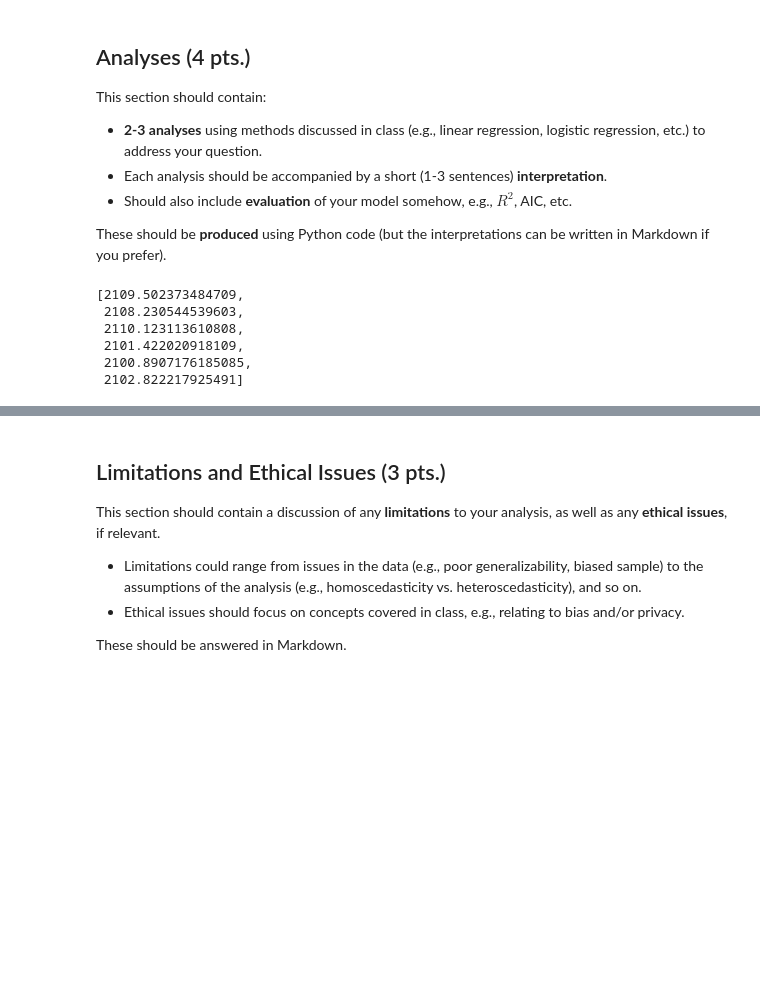
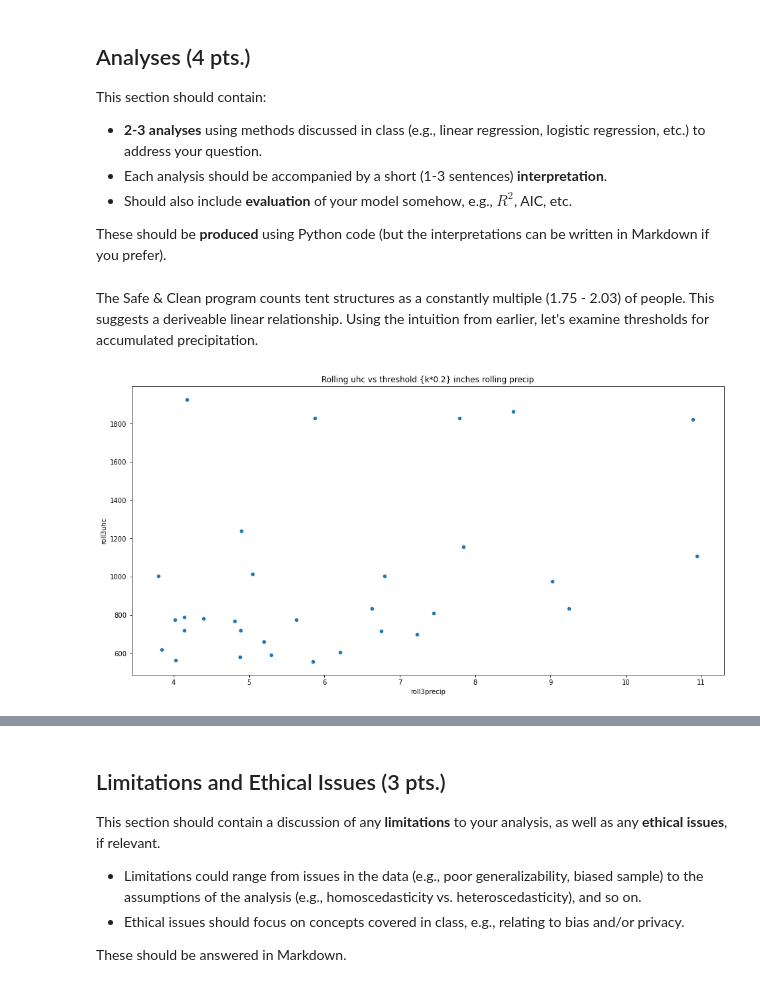
Before and after one commit to phentos/does-rain-increase-unsheltered-homelessness, a Jupyter notebook: fp-template.ipynb, the cells around one changed output, grey strips where cells are left out. Saved outputs shown, nothing was run; the diff lists cells and outputs as text; code cells hidden in the pictures; blank space fills up the shorter version.

```diff
--- a/fp-template.ipynb
+++ b/fp-template.ipynb
@@ -208,9 +203,6 @@ model = lambda f: smf.ols(data=df, formula=f).fit()
 # %%
-formulas = [
-    "uhc ~ precip",
-    "uhc ~ roll3precip",
-    "uhc ~ roll3precip + precip",
-    "roll3uhc ~ precip",
-    "roll3uhc ~ roll3precip",
-    "roll3uhc ~ roll3precip + precip"
-]
+import statsmodels.formula.api as smf
+import numpy as np
+
+model = lambda df: smf.ols(data=df, formula="roll3uhc ~ roll3precip").fit()
+t = lambda k: df[df['roll3precip'] > k]
@@ -219,10 +209,16 @@ allModels = [model(f) for f in formulas]
+# %% [markdown]
+The Safe & Clean program counts tent structures as a constantly multiple (1.75 - 2.03) of people. This suggests a deriveable linear relationship. Using the intuition from earlier, let's examine thresholds for accumulated precipitation.
 # %%
-allModelAIC = [m.aic for m in allModels]
-allModelAIC
+models = []
+for k in range(0, 5 * 4):
+    k *= 0.2
+    models.append(model(t(k)))
-# %% [output]
-[2109.502373484709,
- 2108.230544539603,
- 2110.123113610808,
- 2101.422020918109,
- 2100.8907176185085,
- 2102.822217925491]
+# %%
+modelsR2, modelsAIC = zip(*[(m.rsquared, m.aic) for m in models])
+maxR2k = max(enumerate(modelsR2), key=lambda x:x[1])[0]
+
+sns.scatterplot(data=t(k), y='roll3uhc', x="roll3precip")
+plt.title("Rolling uhc vs threshold {k*0.2} inches rolling precip")
+plt.show()
+# %% [output]
+[figure, added]
```
Also changed, not shown: parts of 10 cells of this notebook.
